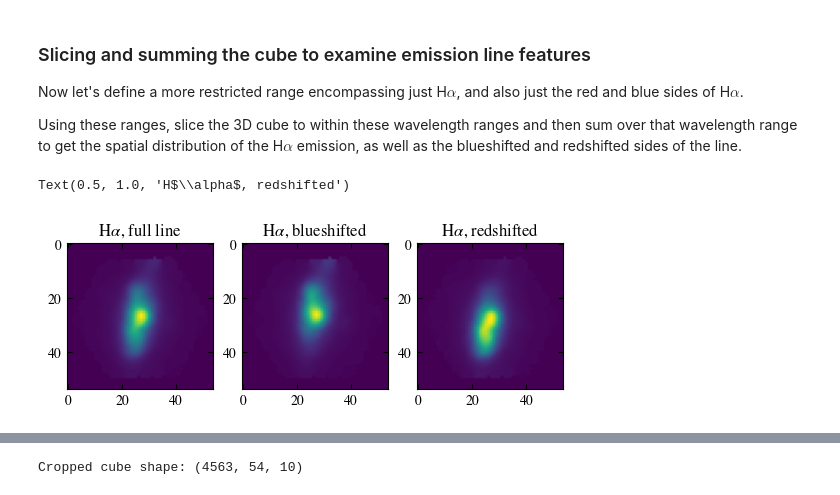
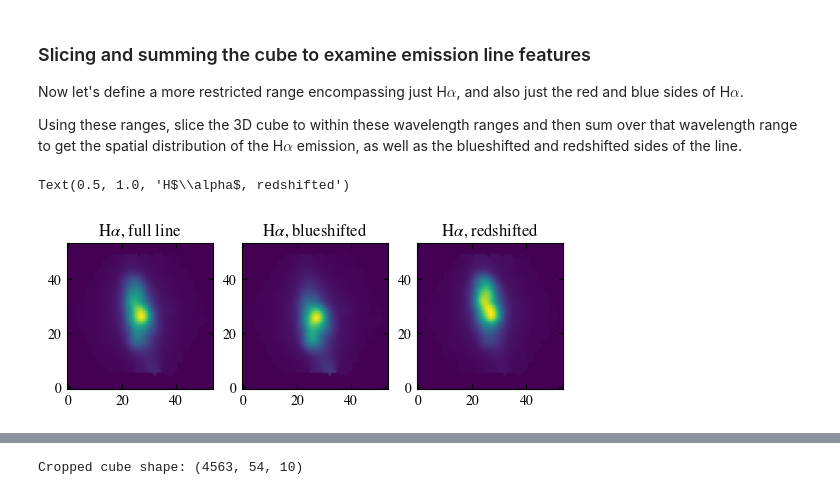
Before and after one commit to astropgh/python-boot-camp-2023, a Jupyter notebook: notebooks/03-NumpyBasics/solutions/solutions_numpy-basics-2.ipynb, the cells around one changed output, grey strips where cells are left out. Drawn from its saved outputs; the diff is of its cells as text; code cells hidden in the pictures.

```diff
--- a/notebooks/03-NumpyBasics/solutions/solutions_numpy-basics-2.ipynb
+++ b/notebooks/03-NumpyBasics/solutions/solutions_numpy-basics-2.ipynb
@@ -287,17 +290,17 @@ flux_map_ha_red = np.sum(flux_cube[ha_red_inds[0]:ha_red_inds[1],:,:], axis=0) #
 # %%
 # Plot the Halpha full line, blueshifted, and redshifted maps
 
 f, axes = plt.subplots(1,3)
 
-axes[0].imshow(flux_map_ha)
+axes[0].imshow(flux_map_ha, origin="lower")
 axes[0].set_title(r'H$\alpha$, full line')
-axes[1].imshow(flux_map_ha_blue)
+axes[1].imshow(flux_map_ha_blue, origin="lower")
 axes[1].set_title(r'H$\alpha$, blueshifted')
-axes[2].imshow(flux_map_ha_red)
+axes[2].imshow(flux_map_ha_red, origin="lower")
 axes[2].set_title(r'H$\alpha$, redshifted')
 # %% [output]
 Text(0.5, 1.0, 'H$\\alpha$, redshifted')
-[figure, old version]
+[figure, new version]
 # %% [markdown]
 ### Extracting a pseudoslit spectrum
 
```
Also changed, not shown: parts of 11 cells of this notebook, 3 other files.
